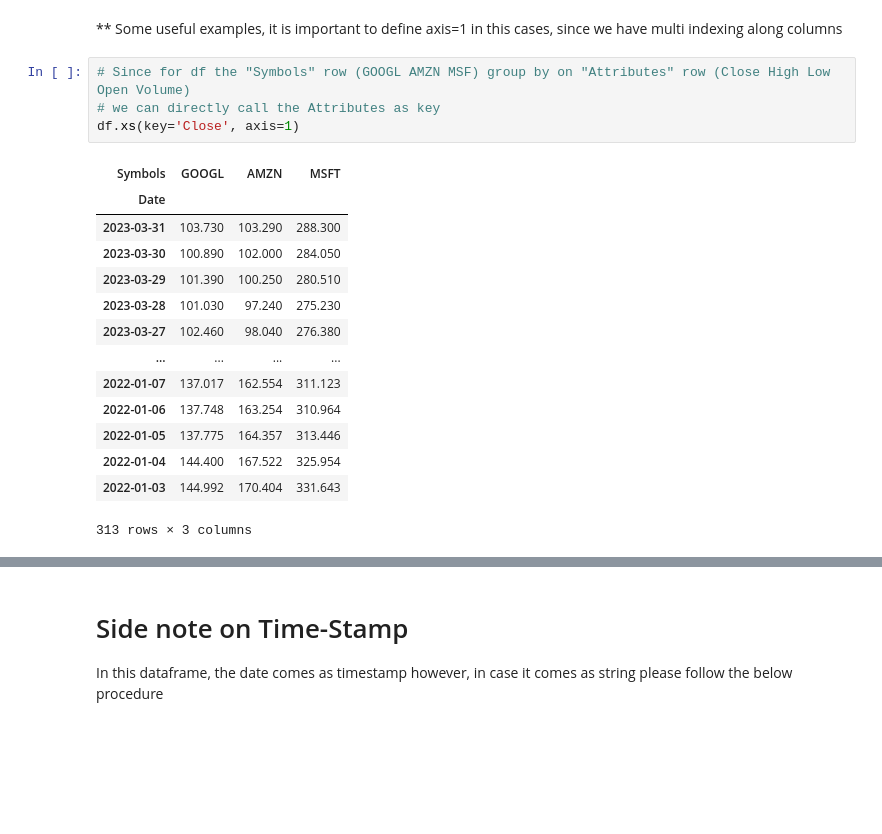
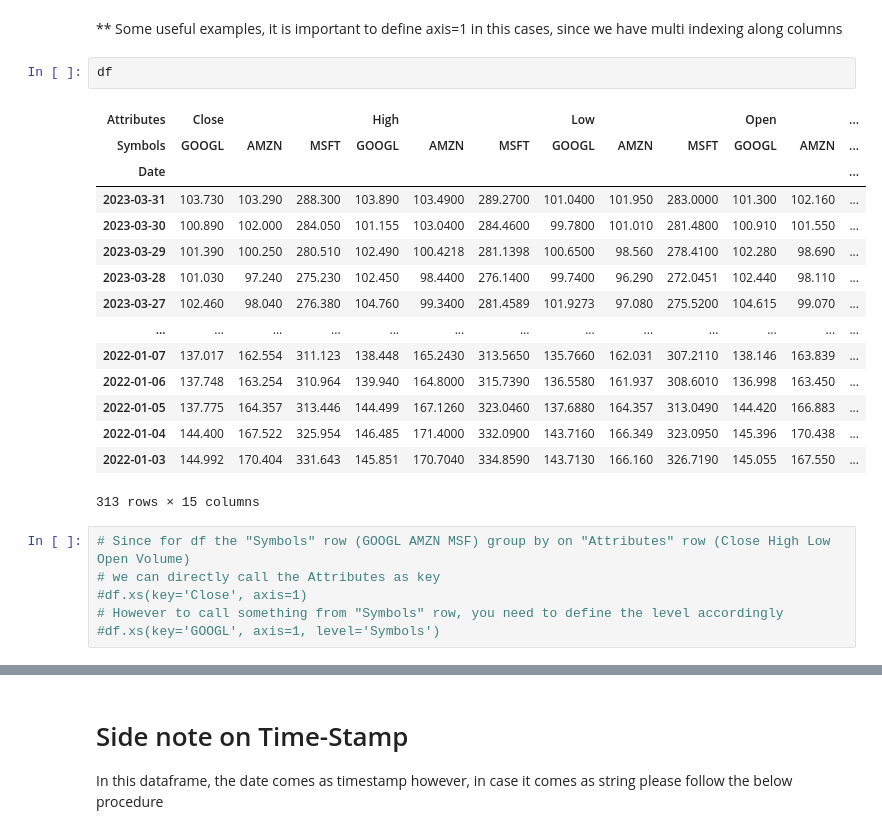
Before and after one commit to atilayyuri/data-related-meditations, a Jupyter notebook: Finance Data Project.ipynb, the cells around one changed output, grey strips where cells are left out. Saved outputs shown, nothing was run; the diff lists cells and outputs as text; blank space fills up the shorter version.

```diff
--- a/Finance Data Project.ipynb
+++ b/Finance Data Project.ipynb
@@ -65,22 +64,27 @@ df.head()
 Since this dataframe has multi levels on columns we need to use proper indexing. Please see [Multi-Level Indexing](http://pandas.pydata.org/pandas-docs/stable/advanced.html) and [Using .xs](http://pandas.pydata.org/pandas-docs/stable/generated/pandas.DataFrame.xs.html).
 # %% [markdown]
 ** Some useful examples, it is important to define axis=1 in this cases, since we have multi indexing along columns
+# %%
+df
+# %% [output]
+| Attributes | Close |  |  | High |  |  | Low |  |  | Open |  | ... |
+| Symbols | GOOGL | AMZN | MSFT | GOOGL | AMZN | MSFT | GOOGL | AMZN | MSFT | GOOGL | AMZN | ... |
+| Date |  |  |  |  |  |  |  |  |  |  |  | ... |
+| 2023-03-31 | 103.730 | 103.290 | 288.300 | 103.890 | 103.4900 | 289.2700 | 101.0400 | 101.950 | 283.0000 | 101.300 | 102.160 | ... |
+| 2023-03-30 | 100.890 | 102.000 | 284.050 | 101.155 | 103.0400 | 284.4600 | 99.7800 | 101.010 | 281.4800 | 100.910 | 101.550 | ... |
+| 2023-03-29 | 101.390 | 100.250 | 280.510 | 102.490 | 100.4218 | 281.1398 | 100.6500 | 98.560 | 278.4100 | 102.280 | 98.690 | ... |
+| 2023-03-28 | 101.030 | 97.240 | 275.230 | 102.450 | 98.4400 | 276.1400 | 99.7400 | 96.290 | 272.0451 | 102.440 | 98.110 | ... |
+| 2023-03-27 | 102.460 | 98.040 | 276.380 | 104.760 | 99.3400 | 281.4589 | 101.9273 | 97.080 | 275.5200 | 104.615 | 99.070 | ... |
+| ... | ... | ... | ... | ... | ... | ... | ... | ... | ... | ... | ... | ... |
+| 2022-01-07 | 137.017 | 162.554 | 311.123 | 138.448 | 165.2430 | 313.5650 | 135.7660 | 162.031 | 307.2110 | 138.146 | 163.839 | ... |
+| 2022-01-06 | 137.748 | 163.254 | 310.964 | 139.940 | 164.8000 | 315.7390 | 136.5580 | 161.937 | 308.6010 | 136.998 | 163.450 | ... |
+| 2022-01-05 | 137.775 | 164.357 | 313.446 | 144.499 | 167.1260 | 323.0460 | 137.6880 | 164.357 | 313.0490 | 144.420 | 166.883 | ... |
+| 2022-01-04 | 144.400 | 167.522 | 325.954 | 146.485 | 171.4000 | 332.0900 | 143.7160 | 166.349 | 323.0950 | 145.396 | 170.438 | ... |
+| 2022-01-03 | 144.992 | 170.404 | 331.643 | 145.851 | 170.7040 | 334.8590 | 143.7130 | 166.160 | 326.7190 | 145.055 | 167.550 | ... |
+313 rows × 15 columns
 # %%
 # Since for df the "Symbols" row (GOOGL AMZN MSF) group by on "Attributes" row (Close High Low Open Volume)
 # we can directly call the Attributes as key
-df.xs(key='Close', axis=1)
+#df.xs(key='Close', axis=1)
+# However to call something from "Symbols" row, you need to define the level accordingly
+#df.xs(key='GOOGL', axis=1, level='Symbols')
-# %% [output]
-| Symbols | GOOGL | AMZN | MSFT |
-| Date |  |  |  |
-| 2023-03-31 | 103.730 | 103.290 | 288.300 |
-| 2023-03-30 | 100.890 | 102.000 | 284.050 |
-| 2023-03-29 | 101.390 | 100.250 | 280.510 |
-| 2023-03-28 | 101.030 | 97.240 | 275.230 |
-| 2023-03-27 | 102.460 | 98.040 | 276.380 |
-| ... | ... | ... | ... |
-| 2022-01-07 | 137.017 | 162.554 | 311.123 |
-| 2022-01-06 | 137.748 | 163.254 | 310.964 |
-| 2022-01-05 | 137.775 | 164.357 | 313.446 |
-| 2022-01-04 | 144.400 | 167.522 | 325.954 |
-| 2022-01-03 | 144.992 | 170.404 | 331.643 |
-313 rows × 3 columns
```
Also changed, not shown: parts of 16 cells of this notebook, 1 other file.
